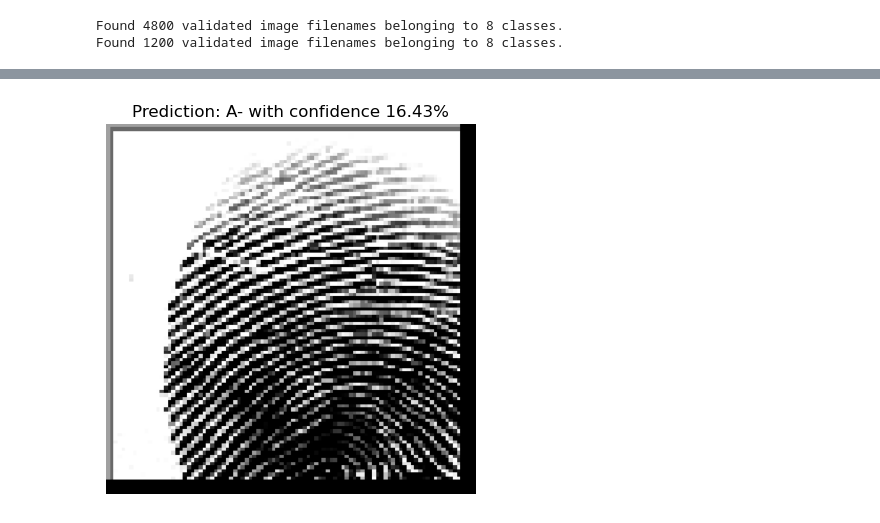
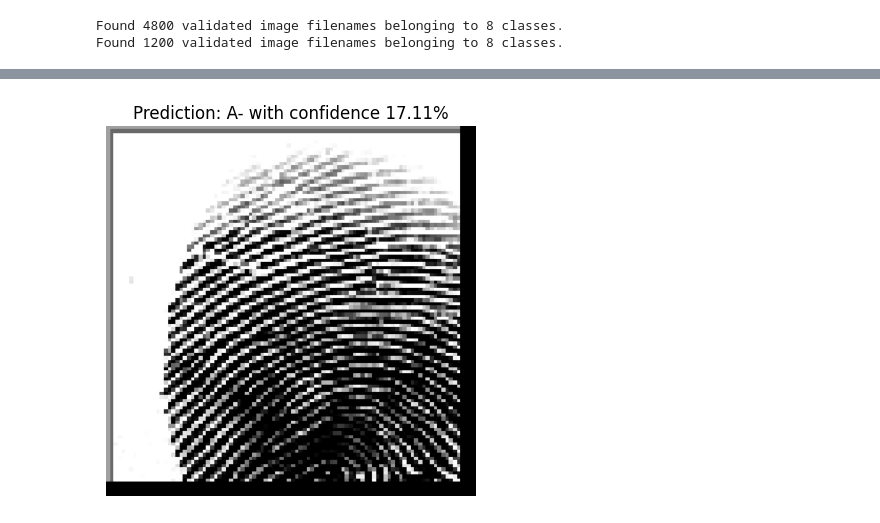
Before and after one commit to khyatig0206/Major_project, a Jupyter notebook: code/Alexnet/Alexnet.ipynb, the cells around one changed output, grey strips where cells are left out. Cells and saved outputs as stored; diff of their text form; code cells hidden in the pictures.

```diff
--- a/code/Alexnet/Alexnet.ipynb
+++ b/code/Alexnet/Alexnet.ipynb
@@ -204,7 +166,6 @@ import numpy as np
 import matplotlib.pyplot as plt
 from tensorflow.keras.models import load_model
 from tensorflow.keras.preprocessing import image
-from tensorflow.keras.applications.imagenet_utils import preprocess_input
 
 # Load the pre-trained model
 model = load_model('model_blood_group_detection_alexnet.h5')
@@ -218,8 +179,8 @@ img_path = '../../dataset/dataset_blood_group/A+/cluster_0_1001.BMP'
 
 img = image.load_img(img_path, target_size=(256, 256))  # Load the image
 x = image.img_to_array(img)  # Convert image to array
+x = x / 255.0  # Normalize pixel values to [0, 1] (matches training rescale)
 x = np.expand_dims(x, axis=0)  # Expand dimensions to match the model input
-x = preprocess_input(x)  # Preprocess the image
 
 result = model.predict(x)  # Predict using the model
 predicted_class = np.argmax(result)  # Get the predicted class index
@@ -240 +200 @@ plt.show()
-[figure, old version]
+[figure, new version]
```
Also changed, not shown: parts of 8 cells of this notebook, 18 other files.
